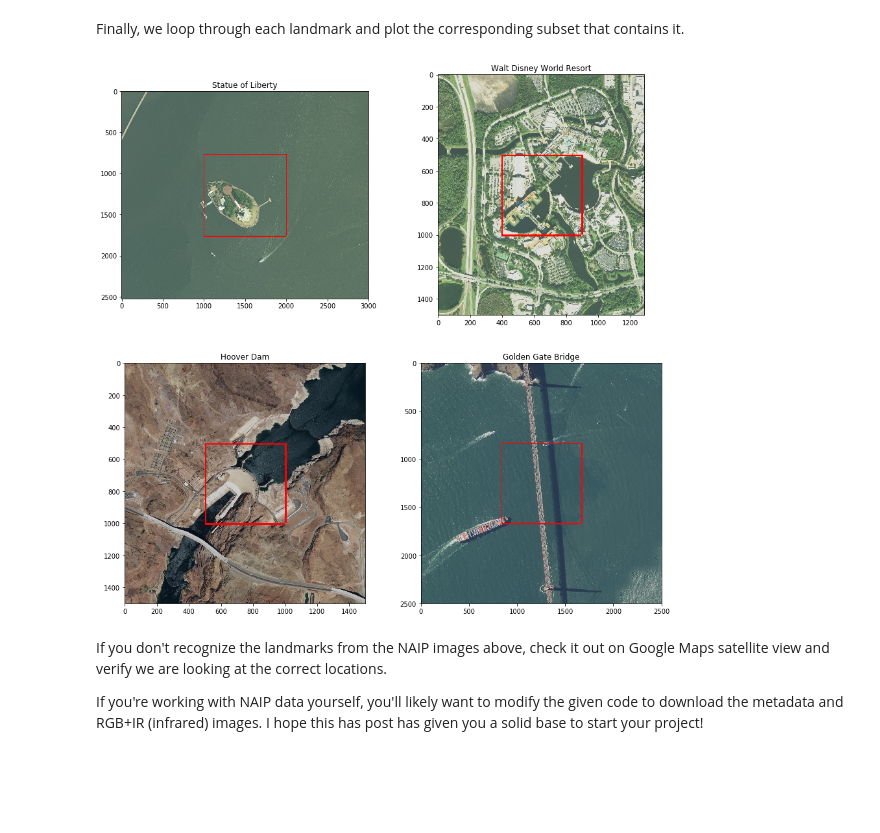
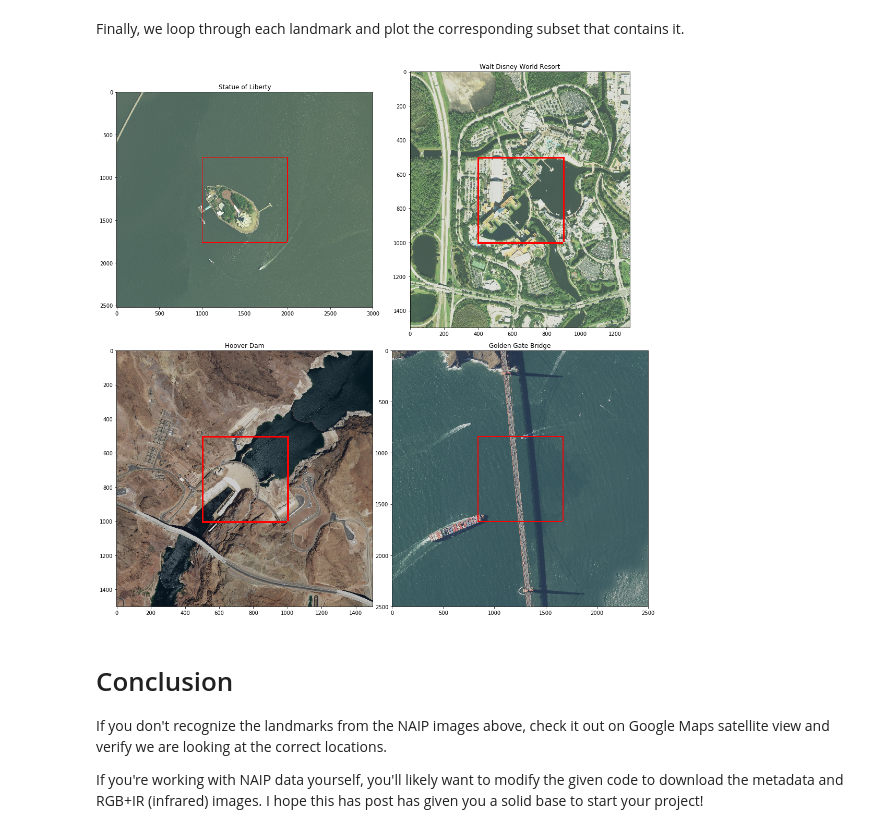
Before and after one commit to carMartinez/naip_quadrangle_downloader, a Jupyter notebook: naip_download.ipynb, the cells around one changed output. Cells and saved outputs as stored; diff of their text form; code cells hidden in the pictures; blank space fills up the shorter version.

Commit message:
Made tight layout for the images

```diff
--- a/naip_download.ipynb
+++ b/naip_download.ipynb
@@ -323,21 +325,23 @@ Finally, we loop through each landmark and plot the corresponding subset that co
 # %%
 fig, axes = plt.subplots(2, 2, figsize = (15, 15))
 axes = axes.flatten()
 
 for i, (place, place_info) in enumerate(places.items()):
 
     img_path = place_info['img_path']
     lat, lon = place_info['coords']
     img_arr = create_subset(img_path, lat, lon)
 
     ax = axes[i]
     ax.set_title(place)
     ax.imshow(img_arr)
-
-fig.savefig('example_images.png')
+plt.tight_layout()
+fig.savefig('four_us_landmarks.png', bbox_inches = 'tight')
 # %% [output]
-[figure, old version]
+[figure, new version]
 # %% [markdown]
+# Conclusion
+
 If you don't recognize the landmarks from the NAIP images above, check it out on Google Maps satellite view and verify we are looking at the correct locations.
 
 If you're working with NAIP data yourself, you'll likely want to modify the given code to download the metadata and RGB+IR (infrared) images. I hope this has post has given you a solid base to start your project!
```
Also changed, not shown: parts of 3 cells of this notebook, 3 other files.
